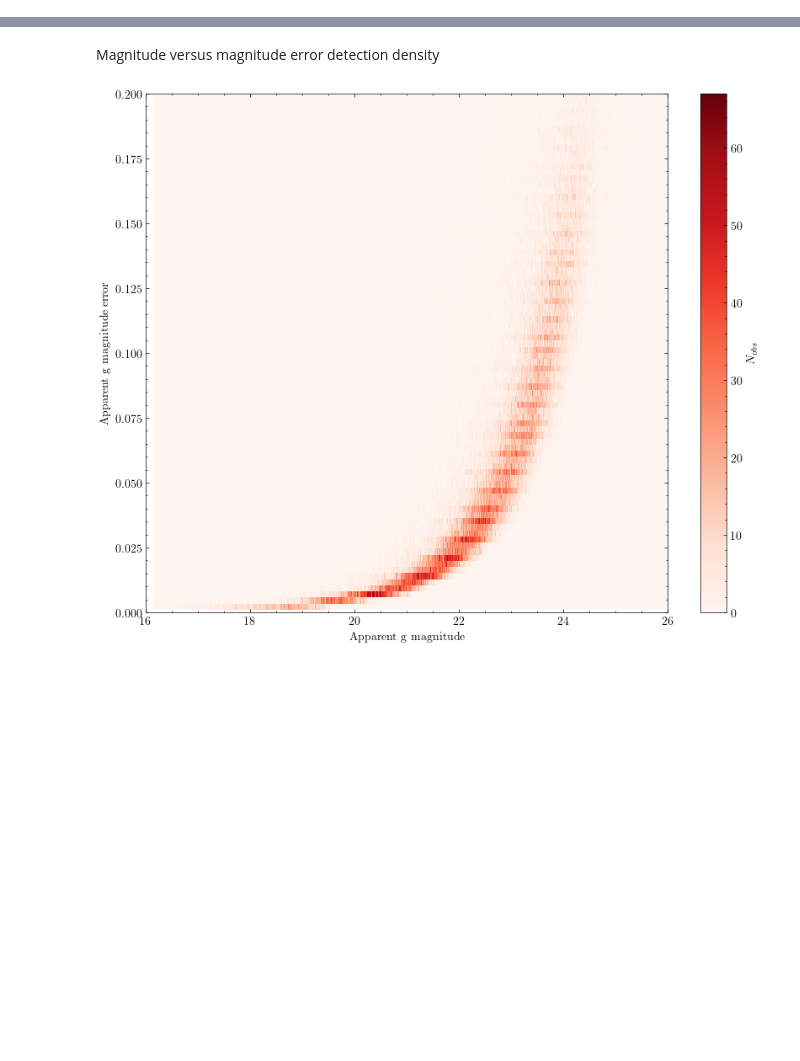
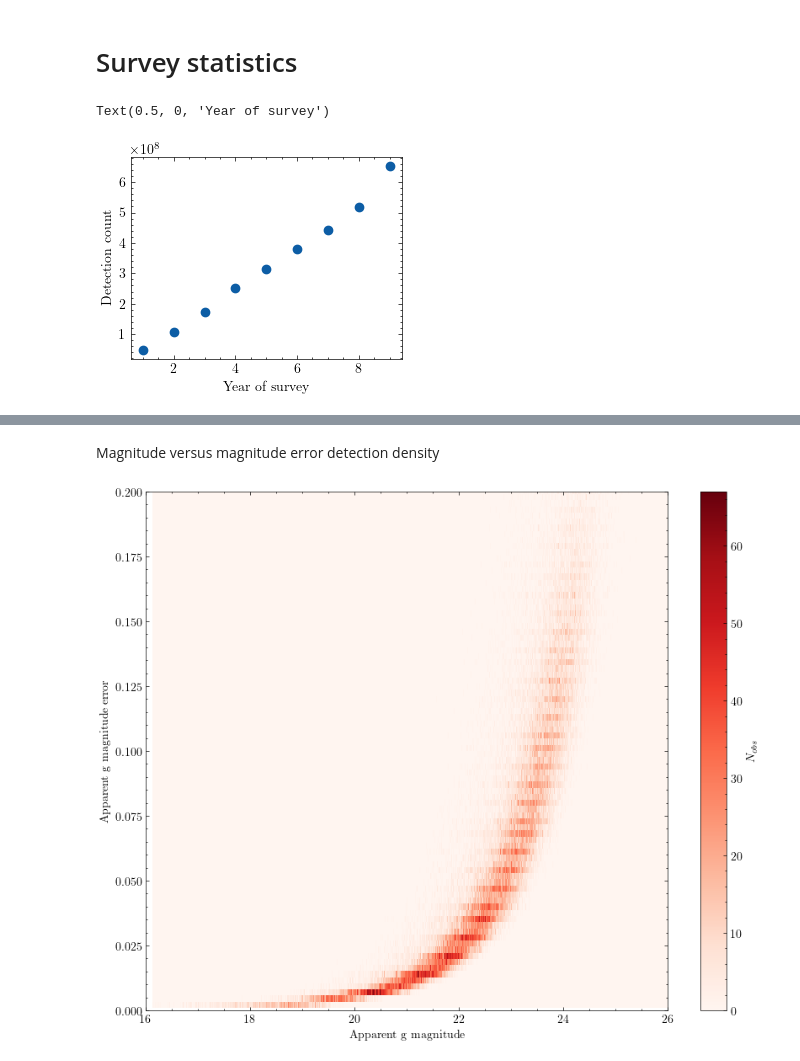
Before and after one commit to Birr0/lsst_eval, a Jupyter notebook: magnitude_distributions.ipynb, the cells around one changed output, grey strips where cells are left out. Saved outputs shown, nothing was run; the diff lists cells and outputs as text; code cells hidden in the pictures; blank space fills up the shorter version.

Commit message:
Detection plots in survey stats notebook

```diff
--- a/magnitude_distributions.ipynb
+++ b/magnitude_distributions.ipynb
@@ -1,3 +1,5 @@
+# %% [markdown]
+# Survey statistics
 # %%
 from db import query
 from dr_downloader import survey_years
@@ -14,0 +16,27 @@ years = survey_years() # cache this
+# %%
+years = survey_years() # cache this
+
+catalog_delta = years[0].value[1][0] - years[0].value[0][0] # Time epoch for first year catalog
+catalog_dates = []
+catalog_dates.append(Time([years[0].value[0][0], \
+                years[0].value[1][0]], format="mjd"))
+
+for i in range(1, 8):
+    catalog_dates.append(Time([years[0].value[0][0], \
+                years[0].value[1][0] + (i)*catalog_delta], format="mjd"))
+catalog_dates.append(Time([years[0].value[0][0], \
+                years[-1].value[1][0]], format="mjd"))
+# %%
+catalog_detection_counts = []
+
+for date in catalog_dates:
+    stmt = f'''
+    select count(*)
+    from dp03_catalogs_10yr.DiaSource as DiaSource
+    where midPointMjdTai >= {date[0]} and midPointMjdTai <= {date[1]}
+    '''
+    detection_count = query(stmt)
+    catalog_detection_counts.append(detection_count["count"])
+# %% [output]
+Text(0.5, 0, 'Year of survey')
+[figure, added]
```
Also changed, not shown: parts of 5 cells of this notebook.
